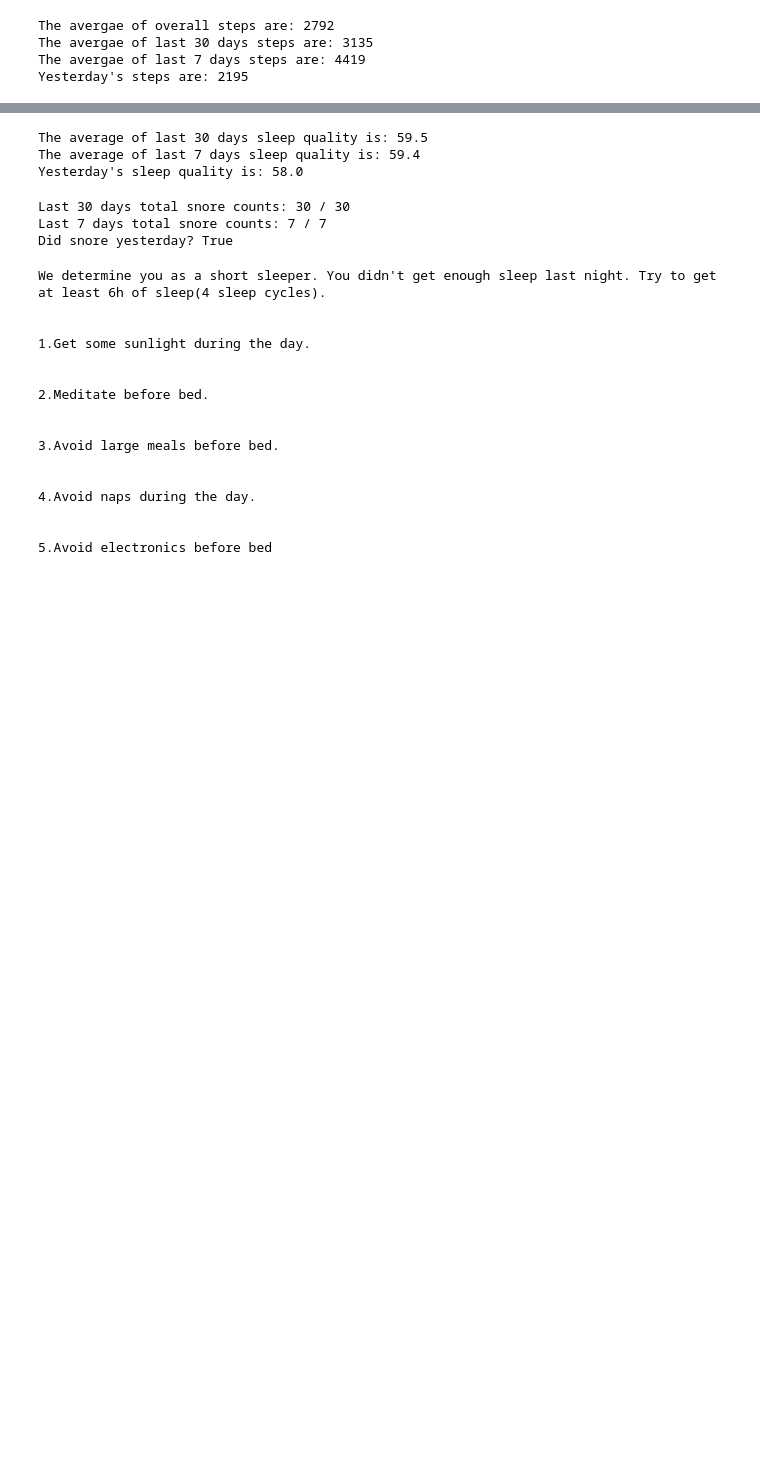
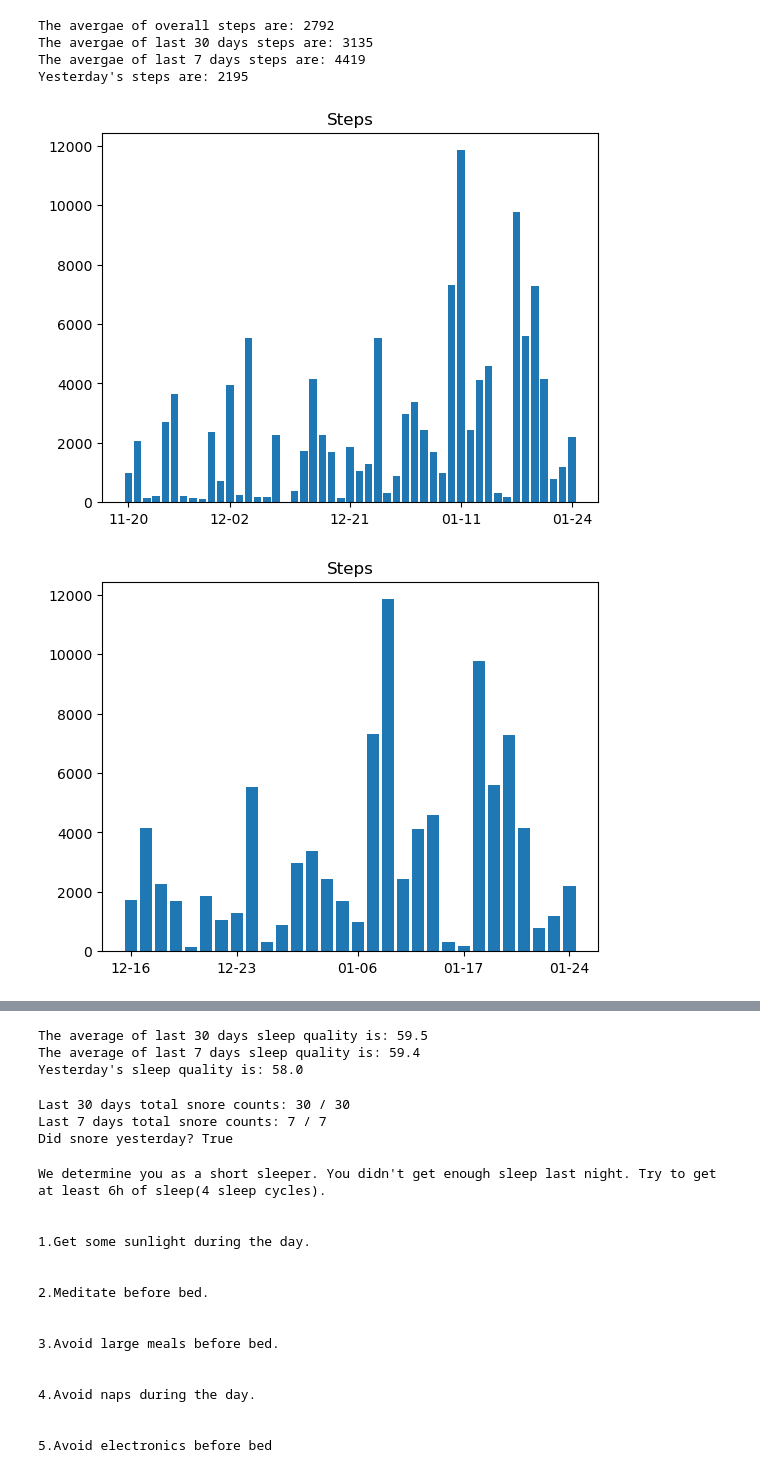
Before and after one commit to aidanjc/Good-Night, a Jupyter notebook: CS125.ipynb, the cells around one changed output, grey strips where cells are left out. Cells and saved outputs as stored; diff of their text form; code cells hidden in the pictures; blank space fills up the shorter version.

```diff
--- a/CS125.ipynb
+++ b/CS125.ipynb
@@ -164,3 +233,12 @@ The avergae of overall steps are: 2792
 The avergae of last 30 days steps are: 3135
 The avergae of last 7 days steps are: 4419
 Yesterday's steps are: 2195
+# %%
+#histograms for steps
+showHistogram(df,50,"Steps")
+showHistogram(df,30,"Steps")
+showHistogram(df,7,"Steps")
+showHistogram(df,3,"Steps")
+# %% [output]
+[figure, added]
+[figure, added]
```
Also changed, not shown: parts of 7 cells of this notebook.
